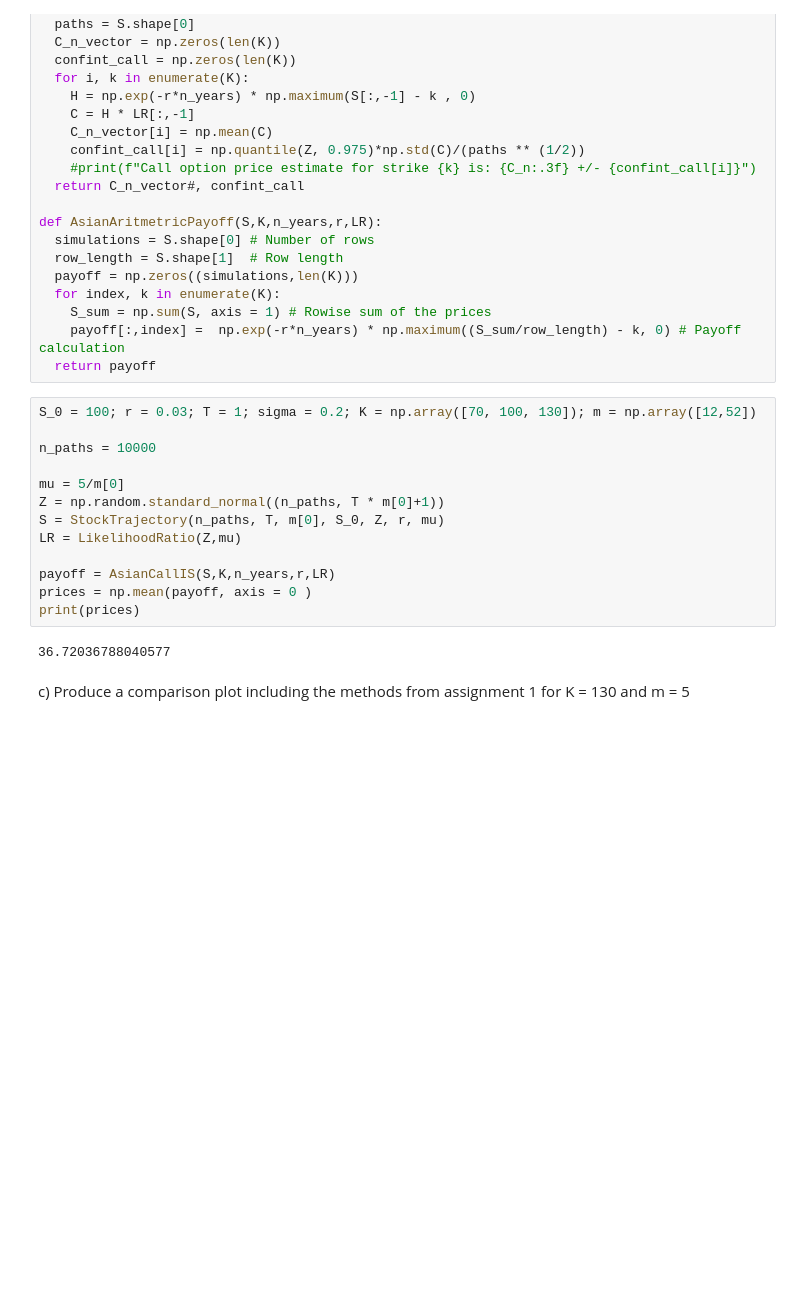
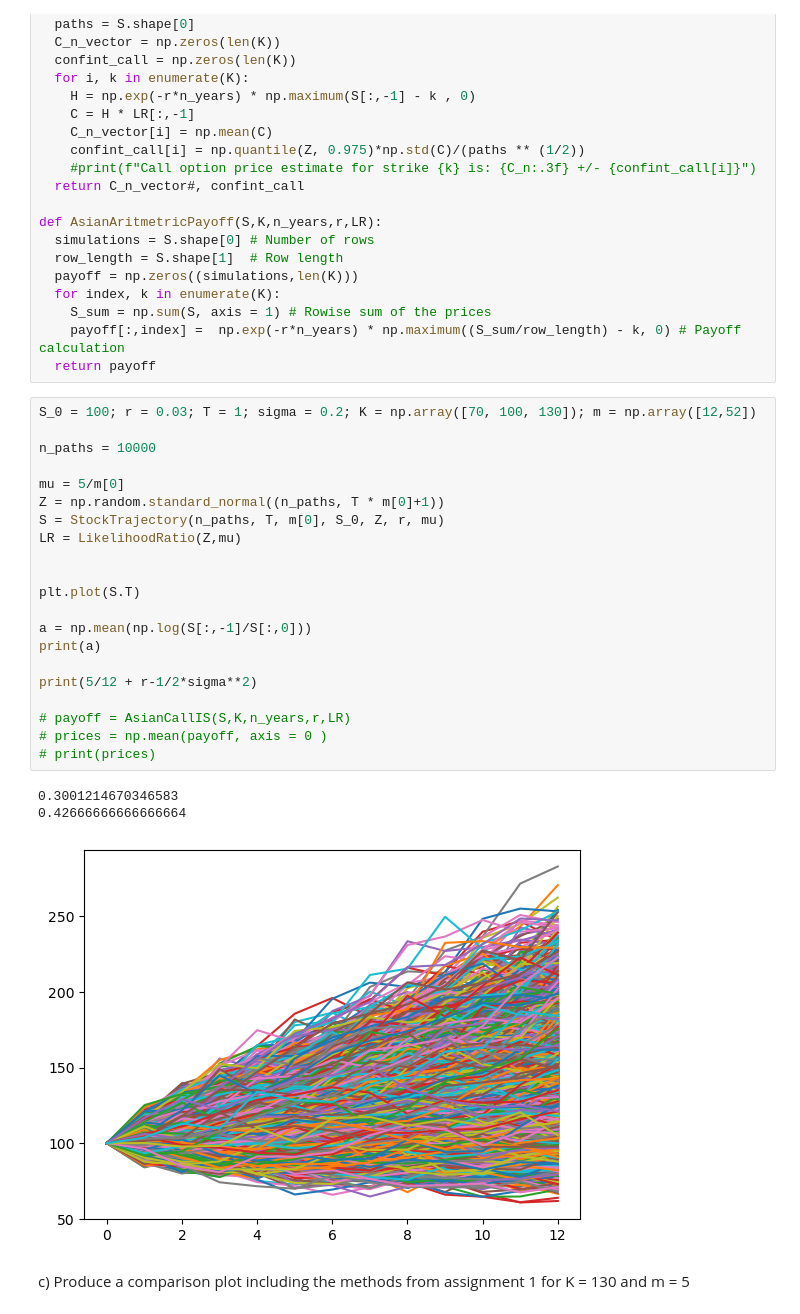
Before and after one commit to JohanHerbert/MonteCarloLabs, a Jupyter notebook: LAB2.ipynb, the cells around one changed output. Drawn from its saved outputs; the diff is of its cells as text; blank space fills up the shorter version.

```diff
--- a/LAB2.ipynb
+++ b/LAB2.ipynb
@@ -480,18 +480,28 @@ def AsianAritmetricPayoff(S,K,n_years,r,LR):
 # %%
 S_0 = 100; r = 0.03; T = 1; sigma = 0.2; K = np.array([70, 100, 130]); m = np.array([12,52])
 
 n_paths = 10000
 
 mu = 5/m[0]
 Z = np.random.standard_normal((n_paths, T * m[0]+1))
 S = StockTrajectory(n_paths, T, m[0], S_0, Z, r, mu)
 LR = LikelihoodRatio(Z,mu)
 
-payoff = AsianCallIS(S,K,n_years,r,LR)
-prices = np.mean(payoff, axis = 0 )
-print(prices)
+
+plt.plot(S.T)
+
+a = np.mean(np.log(S[:,-1]/S[:,0]))
+print(a)
+
+print(5/12 + r-1/2*sigma**2)
+
+# payoff = AsianCallIS(S,K,n_years,r,LR)
+# prices = np.mean(payoff, axis = 0 )
+# print(prices)
 # %% [output]
-36.72036788040577
+0.3001214670346583
+0.42666666666666664
+[figure, added]
 # %% [markdown]
 c) Produce a comparison plot including the methods from assignment 1 for K = 130 and m = 5
 # %% [markdown]
```
Also changed, not shown: parts of 17 cells of this notebook, 6 other files.
